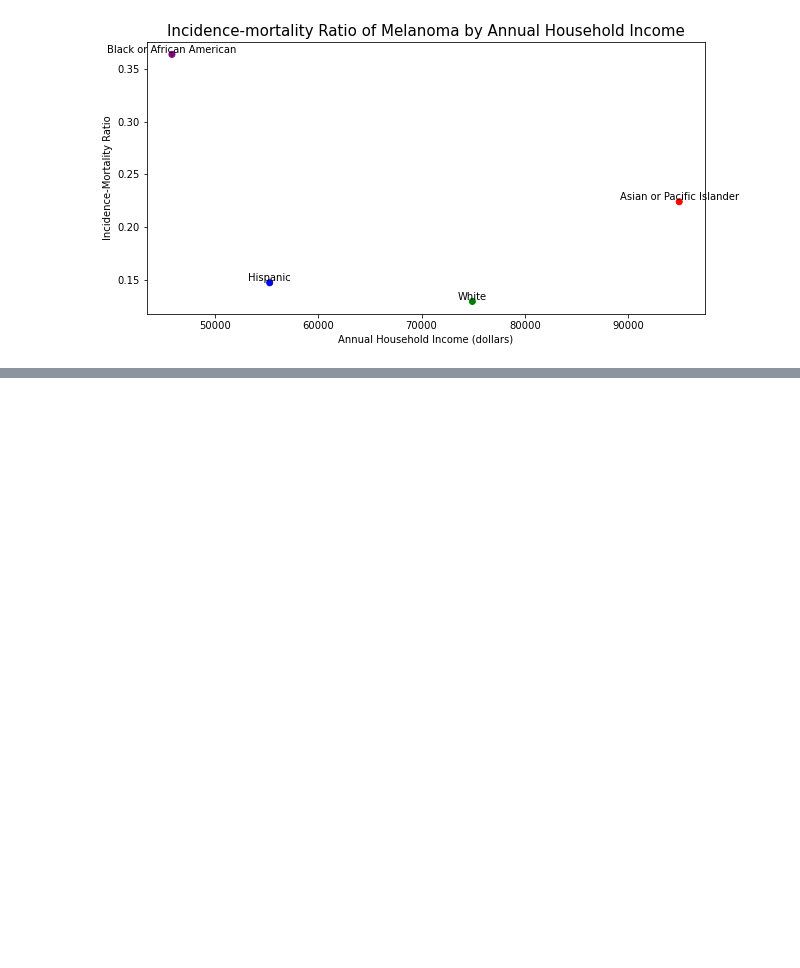
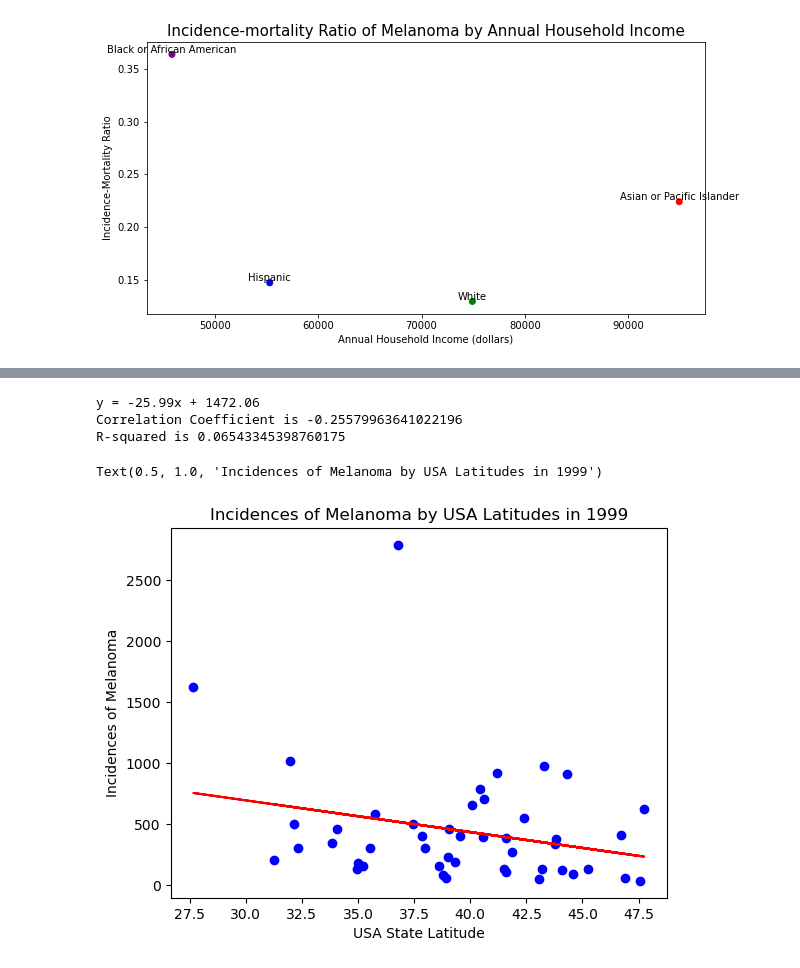
Before and after one commit to ishasaldhi/Project-1, a Jupyter notebook: Project_1_Melanoma.ipynb, the cells around one changed output, grey strips where cells are left out. Drawn from its saved outputs; the diff is of its cells as text; code cells hidden in the pictures; blank space fills up the shorter version.

```diff
--- a/Project_1_Melanoma.ipynb
+++ b/Project_1_Melanoma.ipynb
@@ -182,0 +276,27 @@ plt.show()
+# %%
+#Create a scatter plot of the Latidude versus the incidence of Melanoma
+x1, y1 = averages1999["usa_state_latitude"], averages1999["Count"]
+(slope, intercept, rvalue, pvalue, stderr) = st.linregress(x1, y1)
+regress = x1 * slope + intercept
+line = "y = " + str(round(slope,2)) + "x + " + str(round(intercept,2))
+print(line)
+r = np.corrcoef(x1, y1)
+rSquared = r*r
+print("Correlation Coefficient is " + str(r[0][1]))
+print("R-squared is " + str(rSquared[0][1]))
+
+fig2, ax2 = plt.subplots()
+markersize = 5
+
+plt.scatter(x1, y1, color = "blue")
+plt.plot(x1,regress,"r-")
+
+plt.ylabel("Incidences of Melanoma")
+plt.xlabel("USA State Latitude")
+plt.title('Incidences of Melanoma by USA Latitudes in 1999')
+# %% [output]
+y = -25.99x + 1472.06
+Correlation Coefficient is -0.25579963641022196
+R-squared is 0.06543345398760175
+Text(0.5, 1.0, 'Incidences of Melanoma by USA Latitudes in 1999')
+[figure, added]
```
Also changed, not shown: parts of 17 cells of this notebook.
